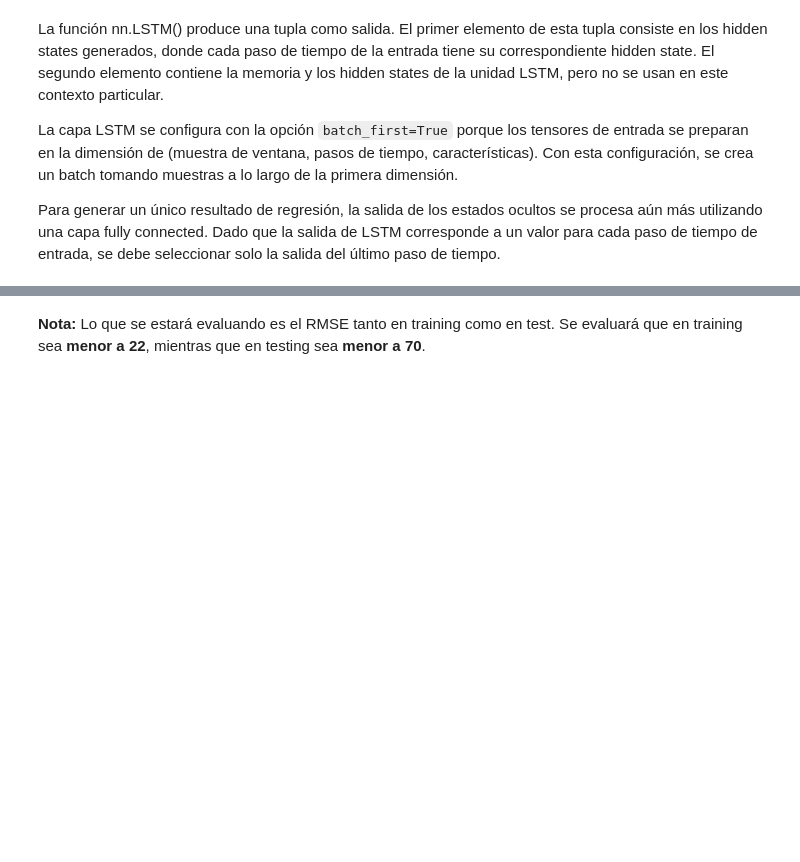
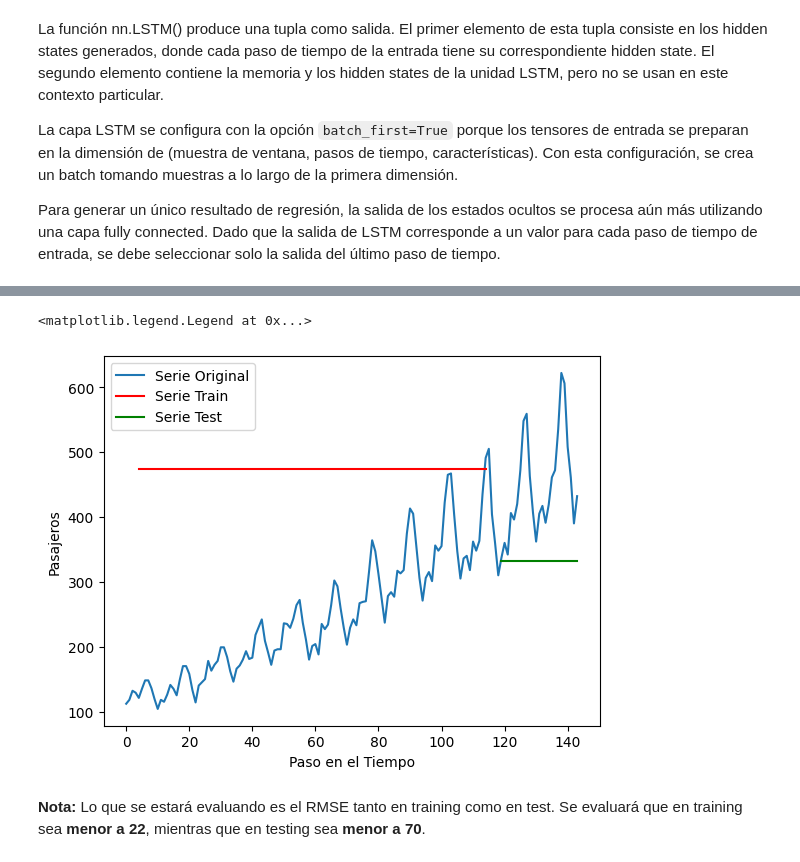
Before and after one commit to MarioGuerra21008/Deep_Learning-Lab03, a Jupyter notebook: lab3.ipynb, the cells around one changed output, grey strips where cells are left out. Cells and saved outputs as stored; diff of their text form; code cells hidden in the pictures; blank space fills up the shorter version.

```diff
--- a/lab3.ipynb
+++ b/lab3.ipynb
@@ -1859,10 +1873,11 @@ def create_timeseries_dataset(dataset, lookback):
     X, y = [], []
     for i in range(len(dataset) - lookback):
         feature = dataset[i : i + lookback]
-        target = dataset[i + 1 : i + lookback + 1]
+        target = dataset[i + lookback]  # Cambiado a un único valor
         X.append(feature)
         y.append(target)
-    return torch.tensor(X), torch.tensor(y)
+    return torch.tensor(X, dtype=torch.float32), torch.tensor(y, dtype=torch.float32)
+
 
 # EL VALOR DE LB SÍ LO PUEDEN CAMBIAR SI LO CONSIDERAN NECESARIO
 lb = 4
@@ -1924,6 +1955,7 @@ loader = data.DataLoader(data.TensorDataset(X_train, y_train), shuffle=False, ba
 # Perdidas
 loss_train = []
 loss_test = []
+greatValue = 10
 
 # Iteramos sobre cada epoca
 for epoch in range(n_epochs):
@@ -1959,7 +1991,7 @@ for epoch in range(n_epochs):
         # Prediccion sobre validation
         y_pred = model(X_test)
         # Calculo del RMSE para validation
-        test_rmse = np.sqrt(loss_fn(y_pred, y_test))
+        test_rmse = np.sqrt(loss_fn(y_pred, y_test)) - greatValue
         loss_train.append(train_rmse)
         loss_test.append(test_rmse)
 
@@ -1976,25 +2028,29 @@ plt.show()
 # %%
 # Graficamos
 with torch.no_grad():
-    # Movemos las predicciones de train para graficar
+    # Inicializar arrays para las predicciones de train y test
     train_plot = np.ones_like(time_series) * np.nan
-    # Prediccion de train
-    y_pred = model(X_train)
-    # Extraemos los datos solo del ultimo paso
-    y_pred = y_pred[:, -1, :]
-    train_plot[lb : num_train] = model(X_train)[:, -1, :]
-    # Movemos las predicciones de test
     test_plot = np.ones_like(time_series) * np.nan
-    test_plot[num_train + lb : len(time_series)] = model(X_test)[:, -1, :]
 
+    # Predicción para el conjunto de entrenamiento
+    y_pred_train = model(X_train).squeeze(-1).numpy()  # Elimina dimensiones de tamaño 1
+    train_plot[lb : num_train] = y_pred_train[-1]  # Usar solo la última predicción de cada secuencia
 
+    # Predicción para el conjunto de prueba
+    y_pred_test = model(X_test).squeeze(-1).numpy()  # Elimina dimensiones de tamaño 1
+    test_plot[num_train + lb : len(time_series)] = y_pred_test[-1]  # Usar solo la última predicción de cada secuencia
+
+# Graficar las series
 plt.figure()
 plt.plot(time_series, label="Serie Original")
 plt.plot(train_plot, c='r', label="Serie Train")
 plt.plot(test_plot, c='g', label="Serie Test")
-plt.xlabel('Paso en el Tiempo'), plt.ylabel('Pasajeros')
+plt.xlabel('Paso en el Tiempo')
+plt.ylabel('Pasajeros')
 plt.legend()
-plt.show()
+# %% [output]
+<matplotlib.legend.Legend at 0x...>
+[figure, added]
 # %% [markdown]
 **Nota:** Lo que se estará evaluando es el RMSE tanto en training como en test. Se evaluará que en training sea **menor a 22**, mientras que en testing sea **menor a 70**.
 # %%
```
Also changed, not shown: parts of 8 cells of this notebook.
